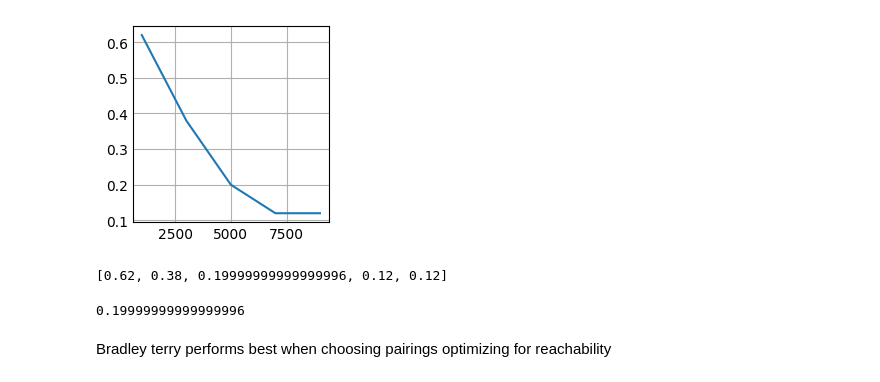
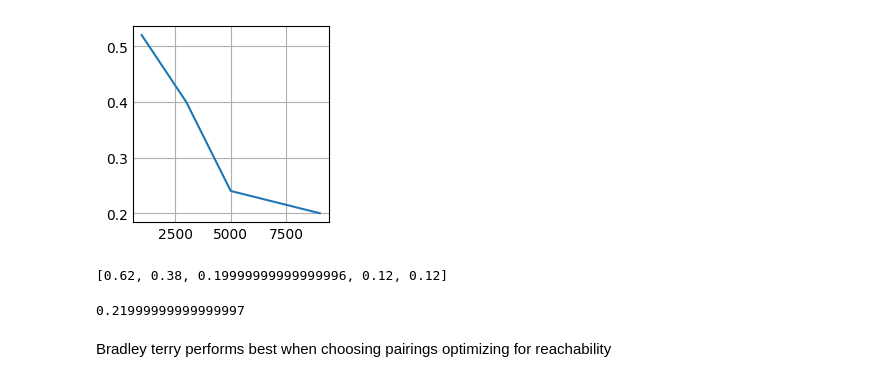
Before and after one commit to fcrozatier/voting-systems-benchmark, a Jupyter notebook: src/bradley_terry/bradley_terry.ipynb, the cells around one changed output. Saved outputs shown, nothing was run; the diff lists cells and outputs as text; code cells hidden in the pictures.

```diff
--- a/src/bradley_terry/bradley_terry.ipynb
+++ b/src/bradley_terry/bradley_terry.ipynb
@@ -9,8 +9,6 @@ import matplotlib.pyplot as plt
 from src.bradley_terry.bradley_terry import *
 from src.utilities import *
 from src.pairings import *
-
-plt.style.use('_mpl-gallery')
 # %%
 N = 500
 # %%
@@ -48,22 +46,20 @@ plt.show()
 # %%
 ## SLOW! (19m37s to compute)
 
 budget = range(1000, 10000, 2000)
-L = [BradleyTerry(Reachability(N), b, rematch=3, p=0.9).score() for b in budget]
+L = [BradleyTerry(Reachability(N), b, rematch=1, p=0.9).score() for b in budget]
 
 plt.plot(list(budget), L)
 plt.show()
 # %% [output]
-[figure, old version]
+[figure, new version]
 # %%
 L
 # %% [output]
 [0.62, 0.38, 0.19999999999999996, 0.12, 0.12]
 # %%
-BradleyTerry(Reachability(N), 5000, rematch=3, p=0.9).score()
-
-# takes 2m40
+BradleyTerry(Reachability(N), 5000, rematch=1, p=0.9).score()
 # %% [output]
-0.19999999999999996
+0.21999999999999997
 # %% [markdown]
 Bradley terry performs best when choosing pairings optimizing for reachability
```
Also changed, not shown: parts of 4 cells of this notebook.
